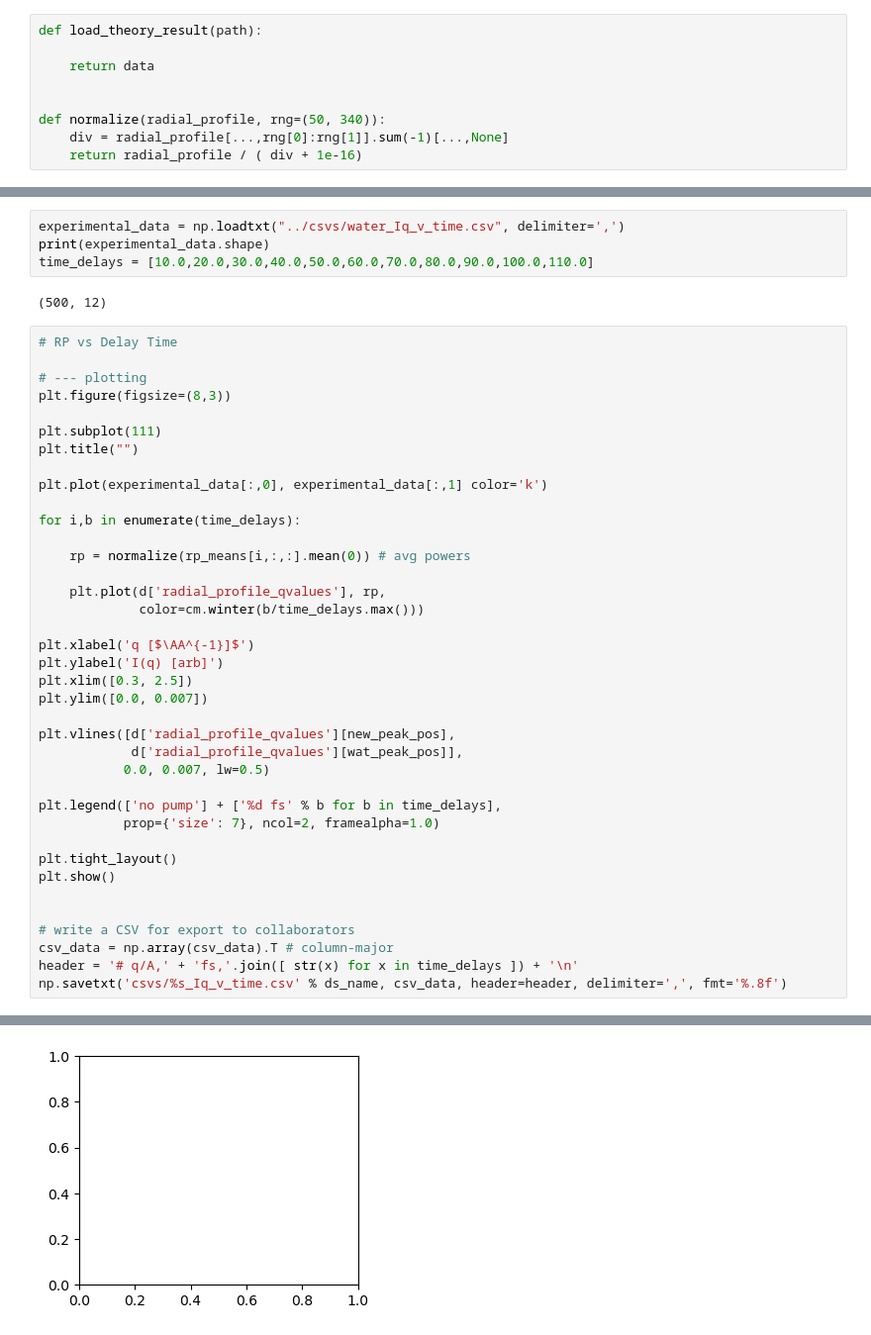
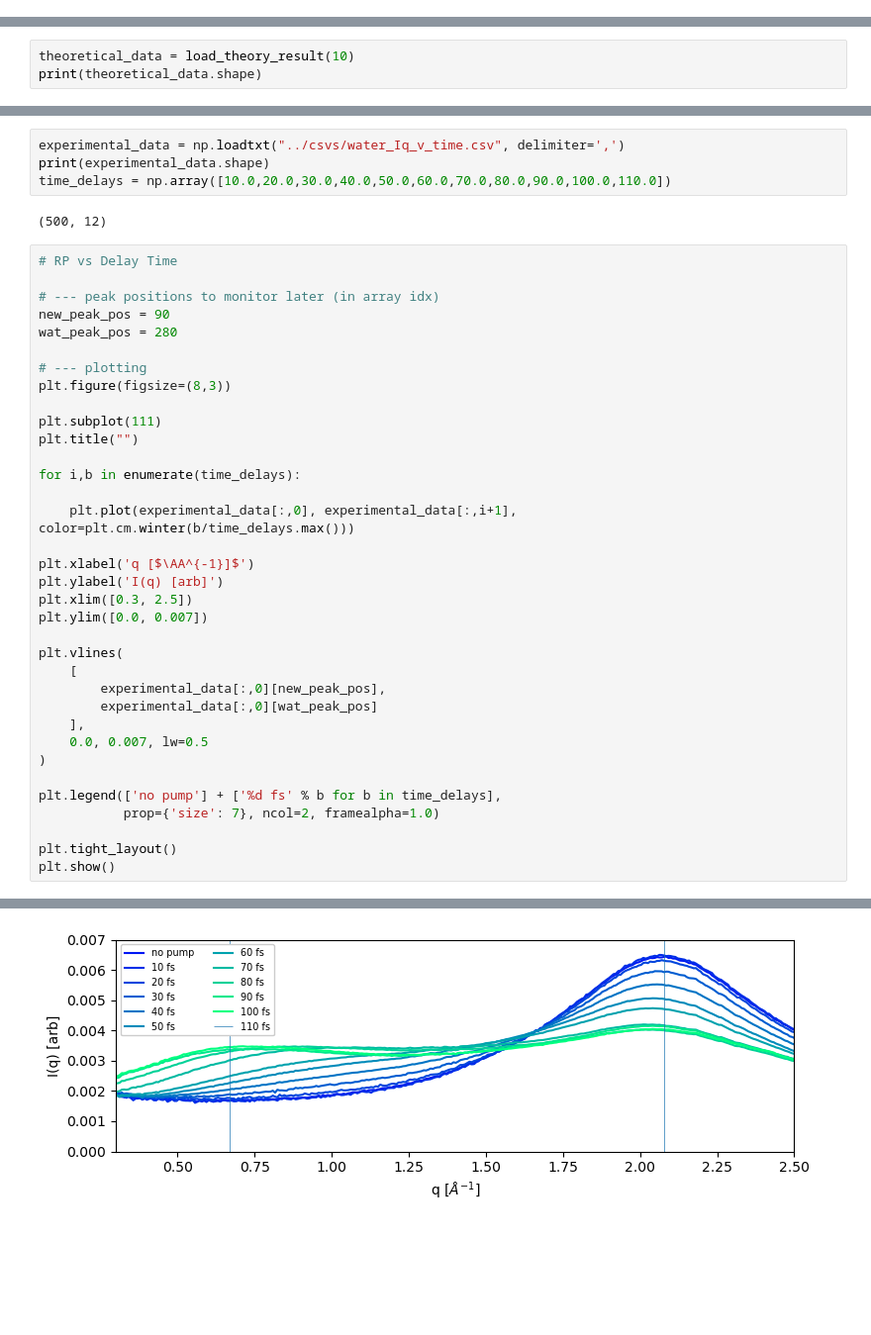
Before and after one commit to tjlane/cxig0715, a Jupyter notebook: figures/figures.ipynb, the cells around one changed output, grey strips where cells are left out. Shown at 99% size. Drawn from its saved outputs; the diff is of its cells as text; blank space fills up the shorter version.

```diff
--- a/figures/figures.ipynb
+++ b/figures/figures.ipynb
@@ -6,9 +3,0 @@ import numpy as np
-# %%
-def load_theory_result(path):
-
-    return data
-
-
-def normalize(radial_profile, rng=(50, 340)):
-    div = radial_profile[...,rng[0]:rng[1]].sum(-1)[...,None]
-    return radial_profile / ( div + 1e-16)
@@ -14,0 +35,3 @@ def normalize(radial_profile, rng=(50, 340)):
+# %%
+theoretical_data = load_theory_result(10)
+print(theoretical_data.shape)
@@ -15,11 +67,15 @@ def normalize(radial_profile, rng=(50, 340)):
 # %%
 experimental_data = np.loadtxt("../csvs/water_Iq_v_time.csv", delimiter=',')
 print(experimental_data.shape)
-time_delays = [10.0,20.0,30.0,40.0,50.0,60.0,70.0,80.0,90.0,100.0,110.0]
+time_delays = np.array([10.0,20.0,30.0,40.0,50.0,60.0,70.0,80.0,90.0,100.0,110.0])
 # %% [output]
 (500, 12)
 # %%
 # RP vs Delay Time
+
+# --- peak positions to monitor later (in array idx)
+new_peak_pos = 90
+wat_peak_pos = 280
 
 # --- plotting
 plt.figure(figsize=(8,3))
@@ -27,33 +83,26 @@ plt.figure(figsize=(8,3))
 plt.subplot(111)
 plt.title("")
 
-plt.plot(experimental_data[:,0], experimental_data[:,1] color='k')
-
 for i,b in enumerate(time_delays):
 
-    rp = normalize(rp_means[i,:,:].mean(0)) # avg powers
-
-    plt.plot(d['radial_profile_qvalues'], rp,
-             color=cm.winter(b/time_delays.max()))
+    plt.plot(experimental_data[:,0], experimental_data[:,i+1], color=plt.cm.winter(b/time_delays.max()))
 
 plt.xlabel('q [$\AA^{-1}]$')
 plt.ylabel('I(q) [arb]')
 plt.xlim([0.3, 2.5])
 plt.ylim([0.0, 0.007])
 
-plt.vlines([d['radial_profile_qvalues'][new_peak_pos],
-            d['radial_profile_qvalues'][wat_peak_pos]],
-           0.0, 0.007, lw=0.5)
+plt.vlines(
+    [
+        experimental_data[:,0][new_peak_pos],
+        experimental_data[:,0][wat_peak_pos]
+    ],
+    0.0, 0.007, lw=0.5
+)
 
 plt.legend(['no pump'] + ['%d fs' % b for b in time_delays],
            prop={'size': 7}, ncol=2, framealpha=1.0)
 
 plt.tight_layout()
 plt.show()
-
-
-# write a CSV for export to collaborators
-csv_data = np.array(csv_data).T # column-major
-header = '# q/A,' + 'fs,'.join([ str(x) for x in time_delays ]) + '\n'
-np.savetxt('csvs/%s_Iq_v_time.csv' % ds_name, csv_data, header=header, delimiter=',', fmt='%.8f')
 # %% [output]
@@ -61 +109 @@ NameError: name 'ds_name' is not defined
-[figure, old version]
+[figure, new version]
```
Also changed, not shown: parts of 7 cells of this notebook.
